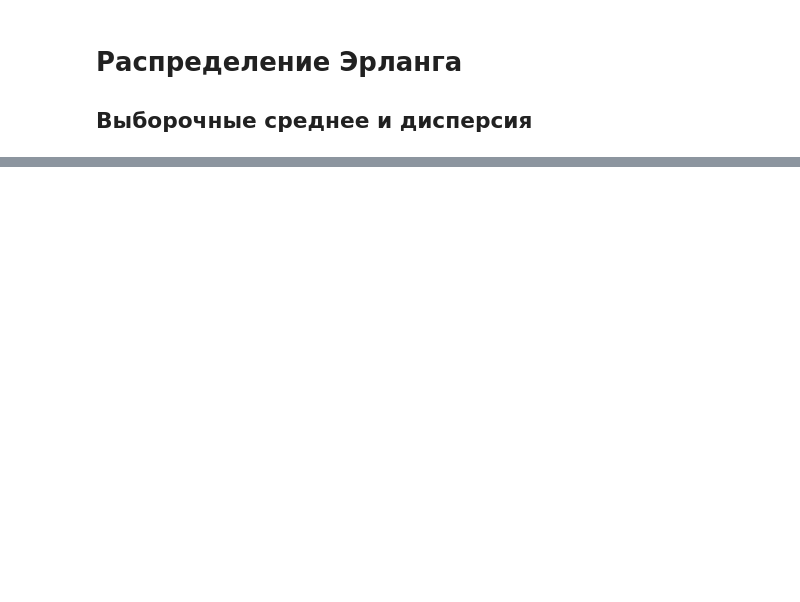
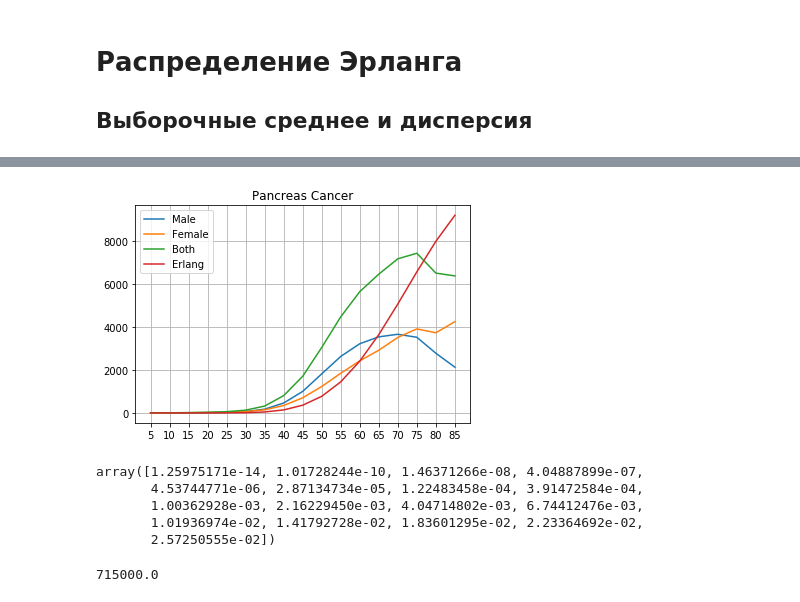
Before and after one commit to NikitaYurasov/Mathematical-statistics, a Jupyter notebook: ДЗ3.ipynb, the cells around one changed output, grey strips where cells are left out. Cells and saved outputs as stored; diff of their text form; code cells hidden in the pictures; blank space fills up the shorter version.

```diff
--- a/ДЗ3.ipynb
+++ b/ДЗ3.ipynb
@@ -149,0 +555,38 @@ print('Выборочная дисперсия для выборки {} = {}'.fo
+# %%
+k = 10
+f_p_c = np.zeros(17)
+m_p_c = np.zeros(16)
+b_p_c = np.zeros(17)
+for i in range(17):
+    f_p_c[i] = female_pancreas_cancer[i][-1]/k
+    if i==0:
+        b_p_c[i] = female_pancreas_cancer[i][-1]/k
+    else:
+        b_p_c[i] = (female_pancreas_cancer[i][-1]+male_pancreas_cancer[i-1][-1])/k
+for i in range(16):
+    m_p_c[i] = male_pancreas_cancer[i][-1]/k
+men_life_years = np.linspace(10, 85, 16)
+women_life_years = np.linspace(5, 85, 17)
+# %%
+plt.plot(men_life_years, m_p_c, label='Male');
+plt.plot(women_life_years, f_p_c, label='Female');
+plt.plot(women_life_years, b_p_c, label='Both');
+plt.plot(women_life_years, 715600*Erlang_density(15, 0.1415, women_life_years), label='Erlang');
+plt.xticks(women_life_years);
+plt.grid();
+plt.legend();
+plt.title('Pancreas Cancer');
+# %% [output]
+[figure, added]
+# %%
+2*Erlang_density(15, 0.1415, women_life_years)
+# %% [output]
+array([1.25975171e-14, 1.01728244e-10, 1.46371266e-08, 4.04887899e-07,
+       4.53744771e-06, 2.87134734e-05, 1.22483458e-04, 3.91472584e-04,
+       1.00362928e-03, 2.16229450e-03, 4.04714802e-03, 6.74412476e-03,
+       1.01936974e-02, 1.41792728e-02, 1.83601295e-02, 2.23364692e-02,
+       2.57250555e-02])
+# %%
+7.15*100000
+# %% [output]
+715000.0
```
Also changed, not shown: parts of 40 cells of this notebook.
